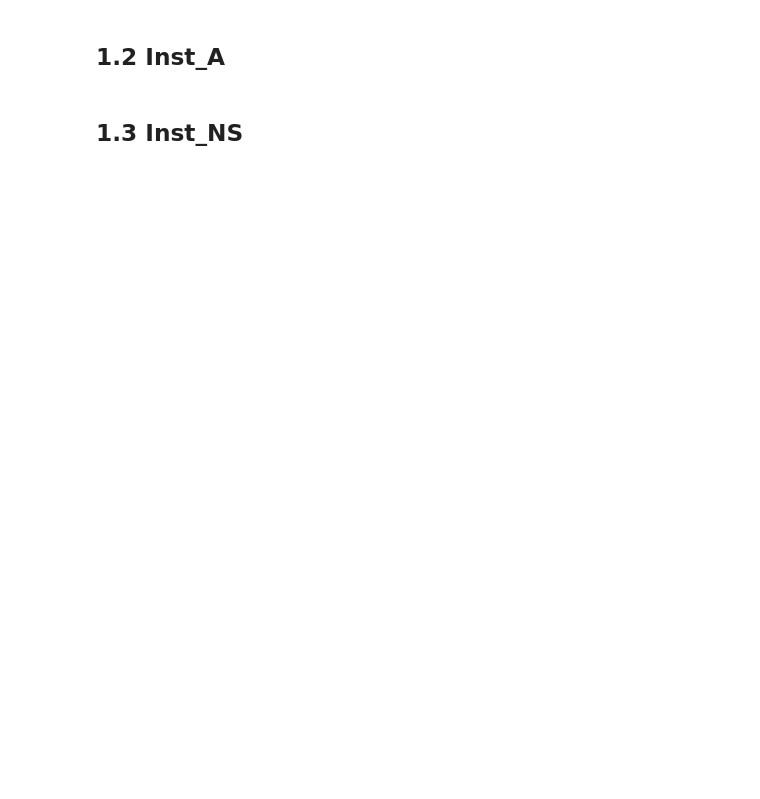
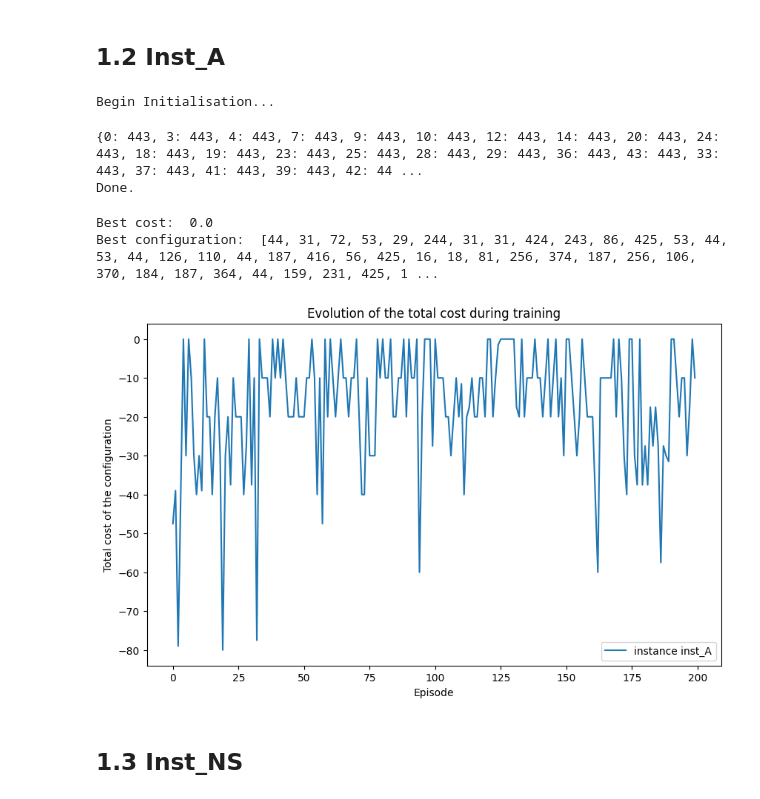
Before and after one commit to MarwanKR/Projet_RL, a Jupyter notebook: notebook.ipynb, the cells around one changed output. Saved outputs shown, nothing was run; the diff lists cells and outputs as text; code cells hidden in the pictures; blank space fills up the shorter version.

```diff
--- a/notebook.ipynb
+++ b/notebook.ipynb
@@ -21,4 +118,57 @@ from Trains_gym import TrainEnv
 # %% [markdown]
 ## 1.2 Inst_A
+# %%
+print("Begin Initialisation...")
+env = TrainEnv("instances/inst_A.json")
+print("Done.")
+
+# Step 1: Vectorize the environment
+vec_env = DummyVecEnv([lambda: env])
+
+# Step 2: Create and train the DQN model
+model = DQN("MlpPolicy", vec_env, verbose=0, learning_rate=1e-3, buffer_size=800, target_update_interval=100)
+number_of_episodes = 200
+max_number_of_steps = env.number_of_trains
+# Tracking cumulative rewards
+episode_cost = [] # List to store total cost per episode
+track_number_of_steps = []
+Itineraires = []
+max = -1e5  # Best cost
+# Progress bar
+with tqdm(total=number_of_episodes, desc="Training Progress") as pbar:
+    for _ in range(number_of_episodes):
+        # Simulate environment to track cumulative rewards
+        obs = vec_env.reset()  # Reset the environment
+        done = False
+        cumulative_reward2 = 0
+        number_of_steps = 0
+        while not done and number_of_steps<max_number_of_steps:
+            model.learn(total_timesteps=1, reset_num_timesteps=False)
+            number_of_steps += 1
+            action, _ = model.predict(obs, deterministic=True)
+            obs, reward, done, info = vec_env.step(action)
+        if info[0]['cost_config'] > max:  # Update if this episode cost is the best from the beginning of the training
+            max = info[0]['cost_config']
+            itinary = info[0]['itineraire']
+        episode_cost.append(info[0]['cost_config'])
+        pbar.update(1)
+print('Best cost: ',max)
+print('Best configuration: ', itinary)
+
+# Plot the evolution of expected return
+plt.figure(figsize=(10, 6))
+plt.plot(episode_cost, label=f"instance inst_A")
+plt.xlabel("Episode")
+plt.ylabel("Total cost of the configuration")
+plt.title("Evolution of the total cost during training")
+plt.legend()
+plt.show()
+# %% [output]
+Begin Initialisation...
+{0: 443, 3: 443, 4: 443, 7: 443, 9: 443, 10: 443, 12: 443, 14: 443, 20: 443, 24: 443, 18: 443, 19: 443, 23: 443, 25: 443, 28: 443, 29: 443, 36: 443, 43: 443, 33: 443, 37: 443, 41: 443, 39: 443, 42: 44 ...
+Done.
+Best cost:  0.0
+Best configuration:  [44, 31, 72, 53, 29, 244, 31, 31, 424, 243, 86, 425, 53, 44, 53, 44, 126, 110, 44, 187, 416, 56, 425, 16, 18, 81, 256, 374, 187, 256, 106, 370, 184, 187, 364, 44, 159, 231, 425, 1 ...
+[figure, added]
 # %% [markdown]
 ## 1.3 Inst_NS
```
Also changed, not shown: parts of 16 cells of this notebook, 2 other files.
